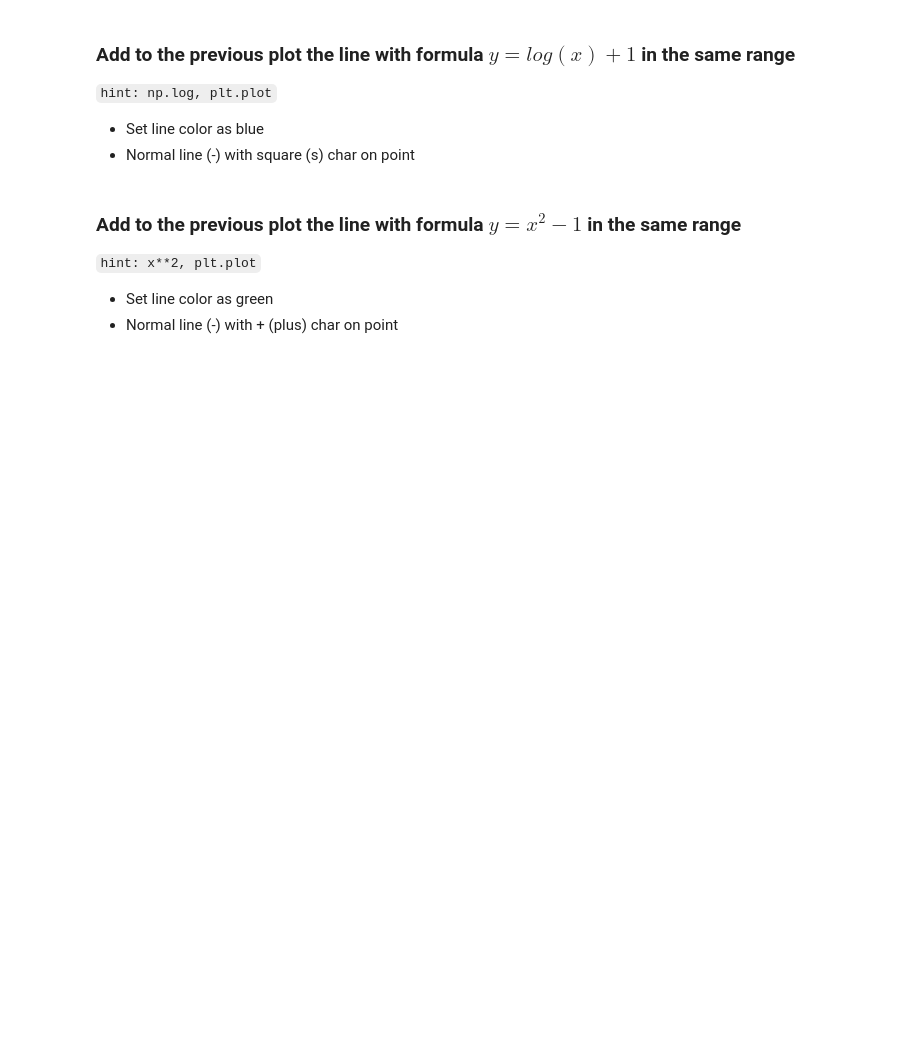
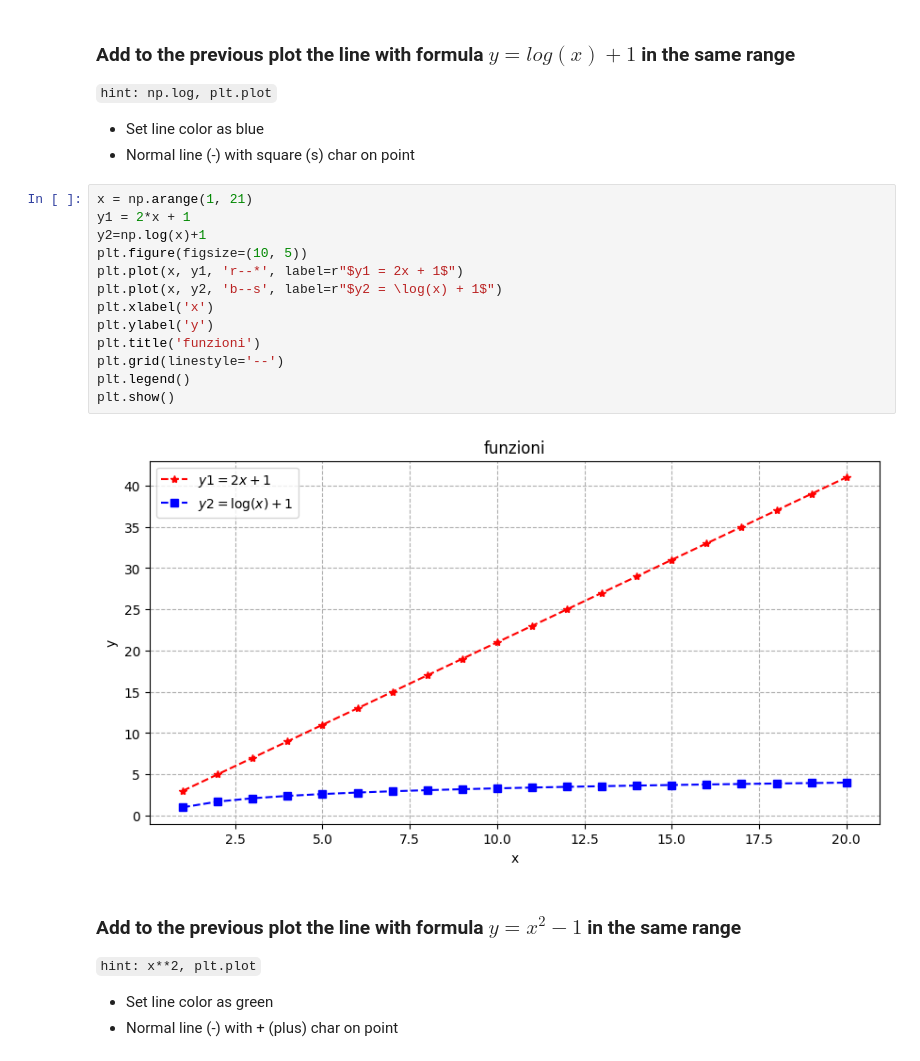
Before and after one commit to PatrickPasolini/MLDM_Lab, a Jupyter notebook: Python-Introduction/04-Matplotlib-Exercises.ipynb, the cells around one changed output. Saved outputs shown, nothing was run; the diff lists cells and outputs as text; blank space fills up the shorter version.

```diff
--- a/Python-Introduction/04-Matplotlib-Exercises.ipynb
+++ b/Python-Introduction/04-Matplotlib-Exercises.ipynb
@@ -26,6 +51,21 @@
 
 - Set line color as blue
 - Normal line (-) with square (s) char on point
+# %%
+x = np.arange(1, 21)
+y1 = 2*x + 1
+y2=np.log(x)+1
+plt.figure(figsize=(10, 5))
+plt.plot(x, y1, 'r--*', label=r"$y1 = 2x + 1$")
+plt.plot(x, y2, 'b--s', label=r"$y2 = \log(x) + 1$")
+plt.xlabel('x')
+plt.ylabel('y')
+plt.title('funzioni')
+plt.grid(linestyle='--')
+plt.legend()
+plt.show()
+# %% [output]
+[figure, added]
 # %% [markdown]
 ### Add to the previous plot the line with formula $y=x^2 - 1$ in the same range
 `hint: x**2, plt.plot`
```
Also changed, not shown: parts of 15 cells of this notebook.
